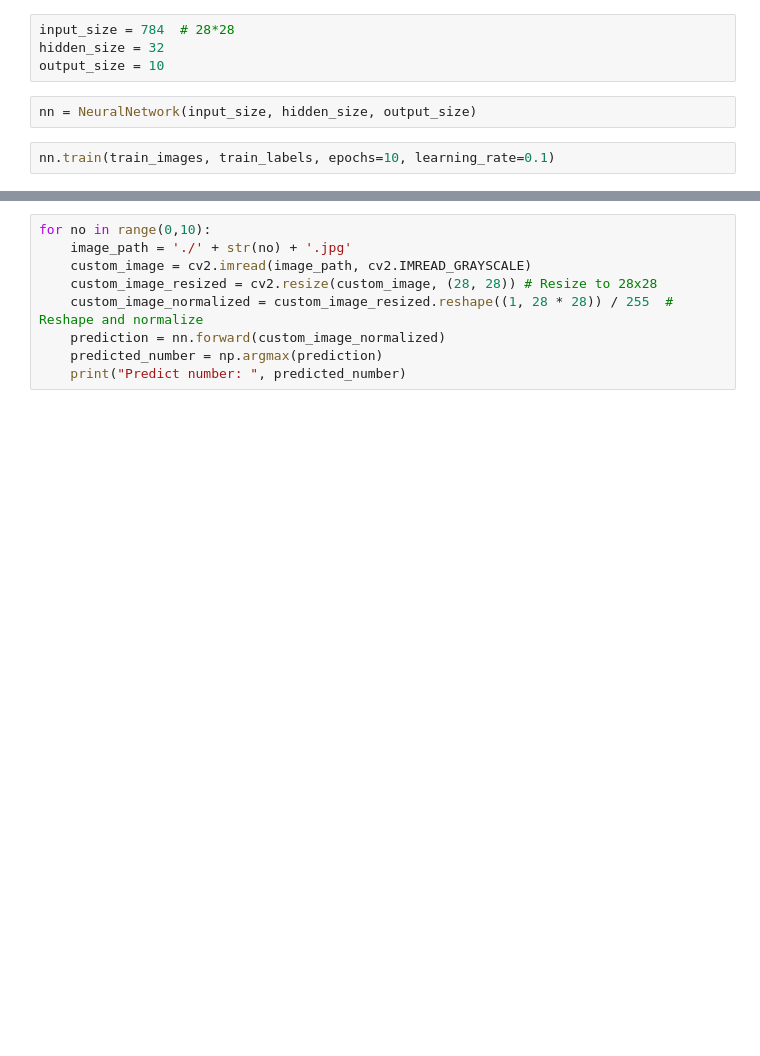
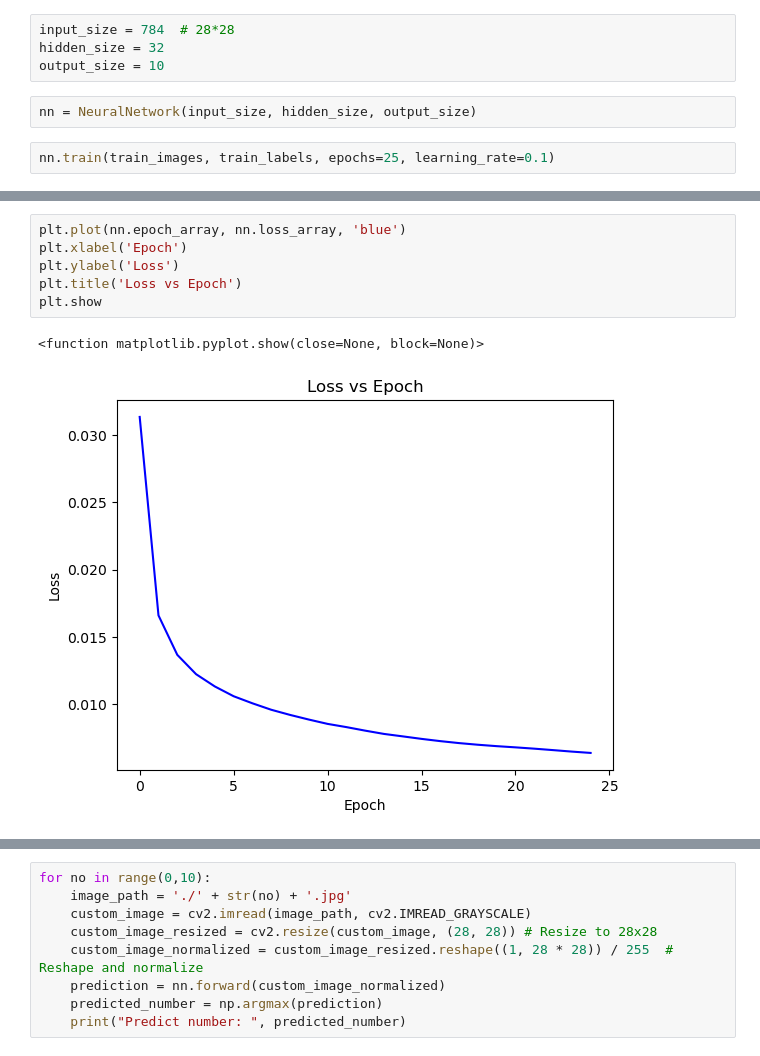
Before and after one commit to RatanKokal/MNIST-Recognition, a Jupyter notebook: MNIST_DigitRecognition/MNIST_DigitRecognition.ipynb, the cells around one changed output, grey strips where cells are left out. Cells and saved outputs as stored; diff of their text form; blank space fills up the shorter version.

Commit message:
Added Graphs

```diff
--- a/MNIST_DigitRecognition/MNIST_DigitRecognition.ipynb
+++ b/MNIST_DigitRecognition/MNIST_DigitRecognition.ipynb
@@ -96,5 +113,5 @@ output_size = 10
 # %%
 nn = NeuralNetwork(input_size, hidden_size, output_size)
 # %%
-nn.train(train_images, train_labels, epochs=10, learning_rate=0.1)
+nn.train(train_images, train_labels, epochs=25, learning_rate=0.1)
 # %% [output]
@@ -110,0 +135,9 @@ Epoch 9: Loss = 0.006504596537087725
+# %%
+plt.plot(nn.epoch_array, nn.loss_array, 'blue')
+plt.xlabel('Epoch')
+plt.ylabel('Loss')
+plt.title('Loss vs Epoch')
+plt.show
+# %% [output]
+<function matplotlib.pyplot.show(close=None, block=None)>
+[figure, added]
```
Also changed, not shown: parts of 6 cells of this notebook, 1 other file.
